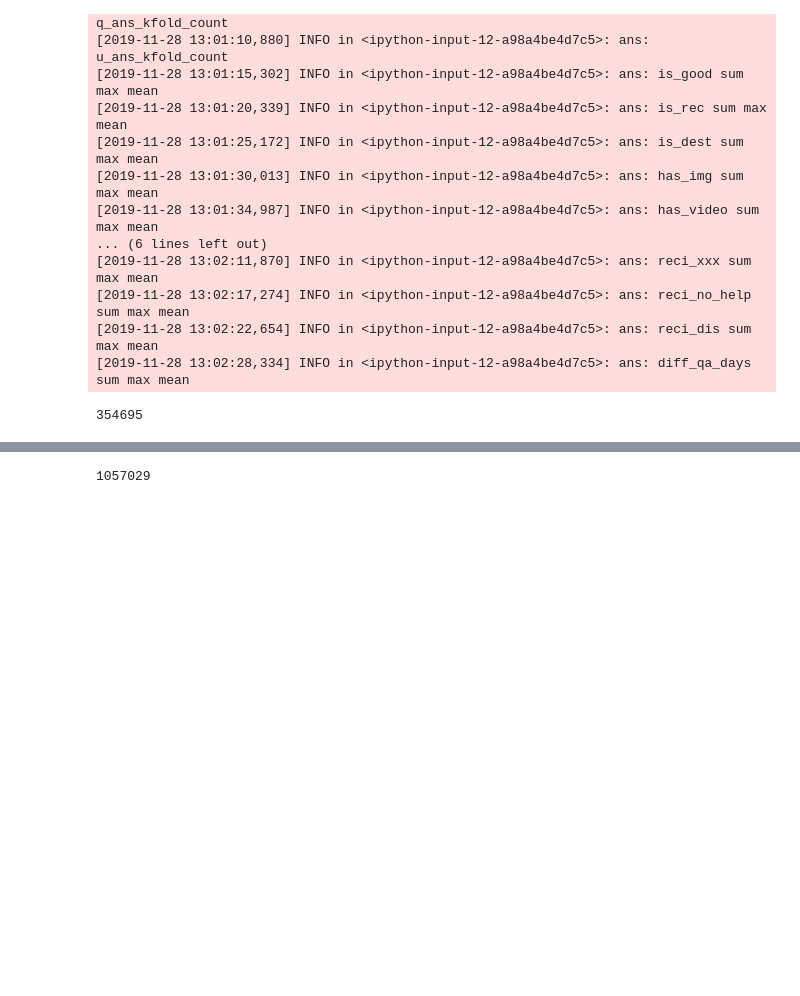
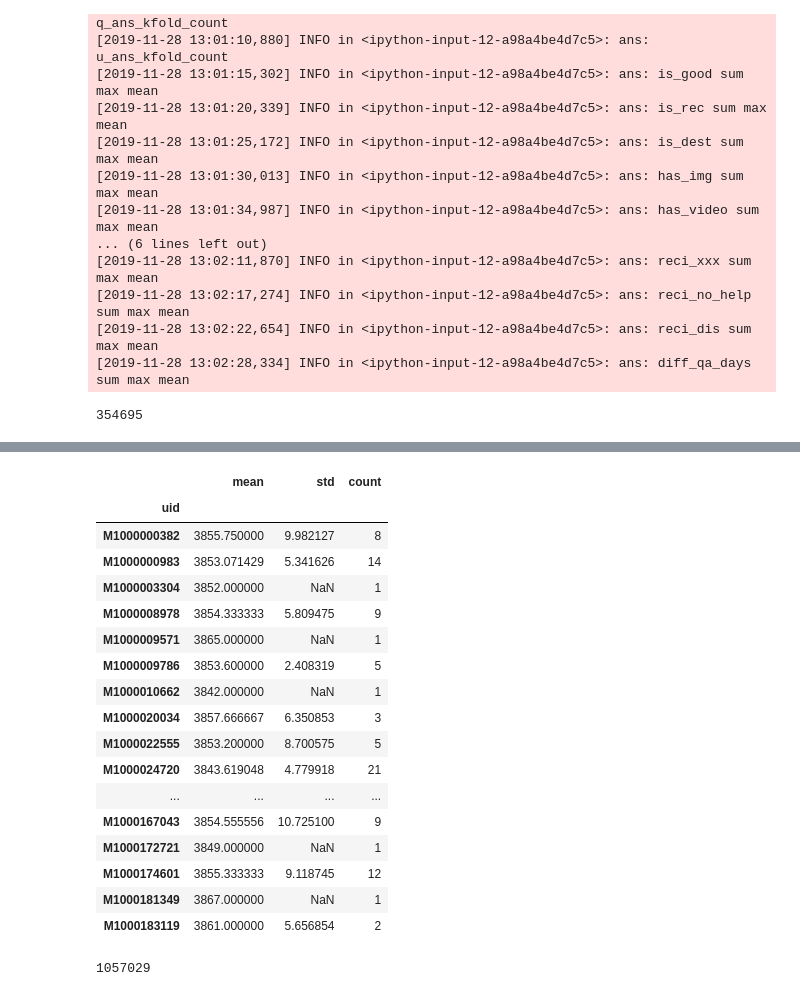
Before and after one commit to goodbyeearth/zhcup, a Jupyter notebook: k_fold_stat.ipynb, the cells around one changed output, grey strips where cells are left out. Saved outputs shown, nothing was run; the diff lists cells and outputs as text; code cells hidden in the pictures; blank space fills up the shorter version.

```diff
--- a/k_fold_stat.ipynb
+++ b/k_fold_stat.ipynb
@@ -281,3 +318,25 @@ test_kfold = extract_kfold_test_feature(test, train[['uid', 'qid', 'day', 'hour'
+# %%
+t2 = train.groupby('uid')['day'].agg(['mean', 'std', 'count'])
+t2[:60]
+# %% [output]
+|  | mean | std | count |
+| uid |  |  |  |
+| M1000000382 | 3855.750000 | 9.982127 | 8 |
+| M1000000983 | 3853.071429 | 5.341626 | 14 |
+| M1000003304 | 3852.000000 | NaN | 1 |
+| M1000008978 | 3854.333333 | 5.809475 | 9 |
+| M1000009571 | 3865.000000 | NaN | 1 |
+| M1000009786 | 3853.600000 | 2.408319 | 5 |
+| M1000010662 | 3842.000000 | NaN | 1 |
+| M1000020034 | 3857.666667 | 6.350853 | 3 |
+| M1000022555 | 3853.200000 | 8.700575 | 5 |
+| M1000024720 | 3843.619048 | 4.779918 | 21 |
+| ... | ... | ... | ... |
+| M1000167043 | 3854.555556 | 10.725100 | 9 |
+| M1000172721 | 3849.000000 | NaN | 1 |
+| M1000174601 | 3855.333333 | 9.118745 | 12 |
+| M1000181349 | 3867.000000 | NaN | 1 |
+| M1000183119 | 3861.000000 | 5.656854 | 2 |
 # %%
 # test_kfold['u_inv_kfold_mean'].count()
 # %% [output]
```
Also changed, not shown: parts of 4 cells of this notebook, 2 other files.
